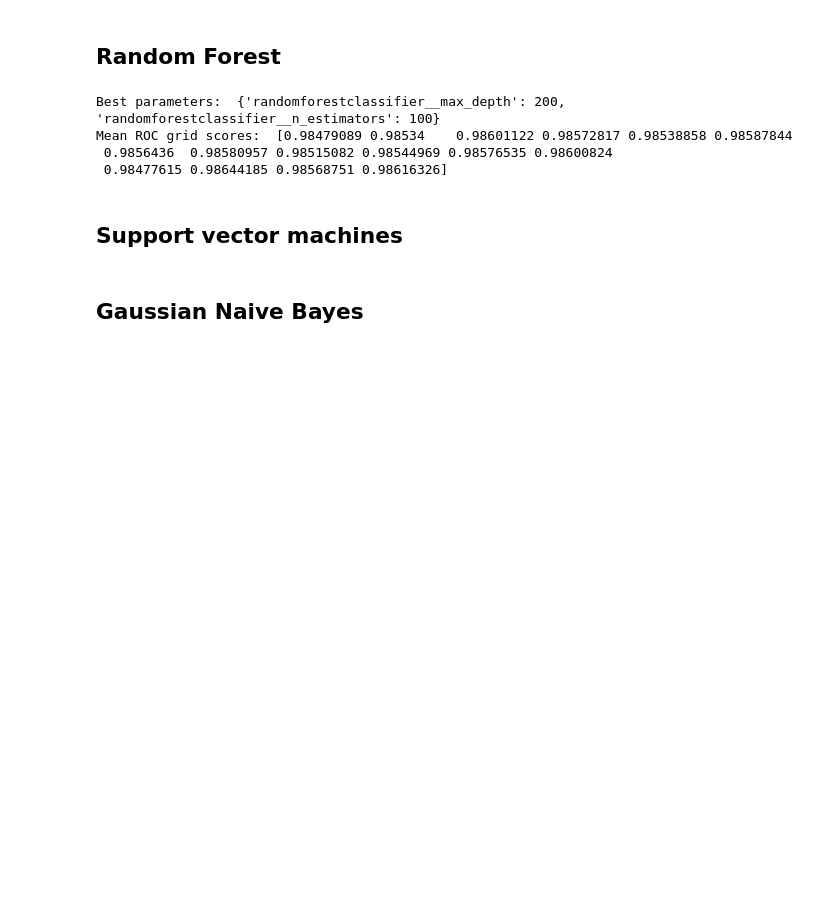
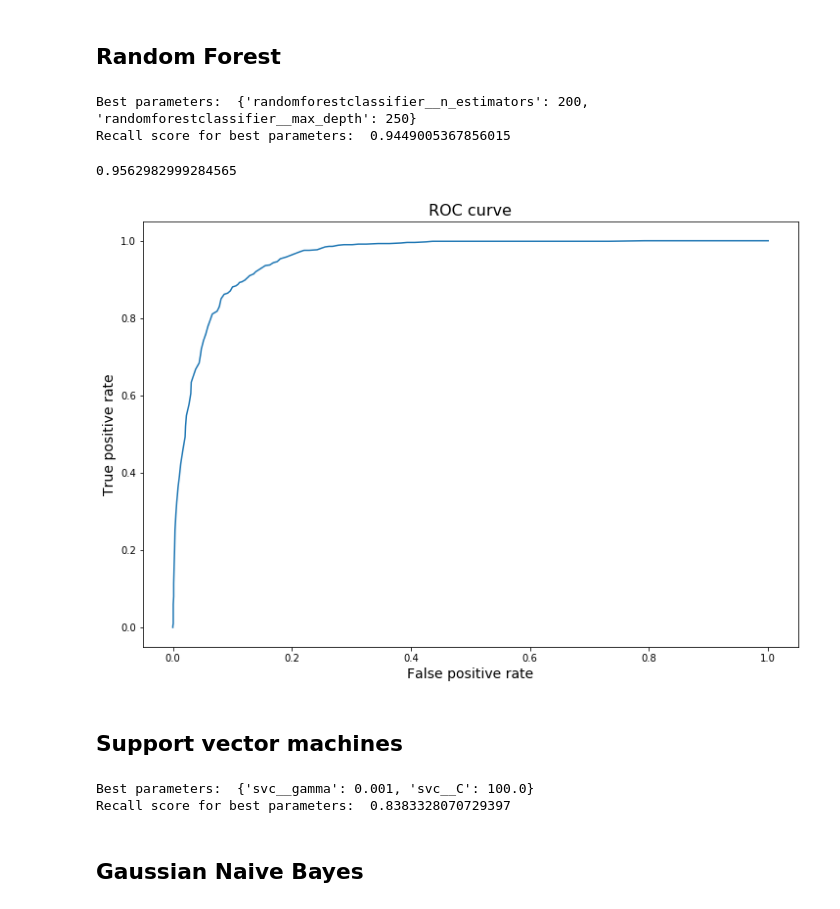
Before and after one commit to luketibbott/exo-or-not, a Jupyter notebook: model-kepler.ipynb, the cells around one changed output. Saved outputs shown, nothing was run; the diff lists cells and outputs as text; code cells hidden in the pictures; blank space fills up the shorter version.

```diff
--- a/model-kepler.ipynb
+++ b/model-kepler.ipynb
@@ -97,0 +119,2 @@ X_train_res, X_test, y_train_res, y_test = keplerutils.split_and_upsample(df)
+# %%
+X_train, X_test, y_train, y_test = keplerutils.split_and_upsample_test(df)
@@ -167,22 +212,46 @@ def RFCCV(X_train_res, y_train_res):
     '''
     pipe = make_pipeline(StandardScaler(), RandomForestClassifier())
 
-    tuning_params = {'randomforestclassifier__max_depth': [50, 100, 150, 200],
-                     'randomforestclassifier__n_estimators': [50, 100, 150, 200]}
+    tuning_params = {'randomforestclassifier__max_depth': [50, 100, 150, 200, 250, 300],
+                     'randomforestclassifier__n_estimators': [50, 100, 150, 200, 250, 300]
+                     #'randomforestclassifier__max_features': [2, 4, 6, 8, 10, 12, 14]
+                    }
 
-    g = GridSearchCV(pipe, tuning_params, scoring='roc_auc', cv=5, n_jobs = -1)
+    g = RandomizedSearchCV(pipe, tuning_params, scoring='recall_micro', cv=5, n_jobs = -1)
 
     g.fit(X_train_res, y_train_res)
 
+    #y_preds = g.predict(X_test)
+
+    #print(y_preds)
+
+    #print('ROC test:', roc_auc_score(y_preds, y_test))
+
     print('Best parameters: ', g.best_params_)
 
-    print('Mean ROC grid scores: ', g.cv_results_['mean_test_score'])
+    print('Recall score for best parameters: ', g.best_score_)
+
+    return g.predict_proba(X_test)
 # %%
-RFCCV(X_train_res, y_train_res)
+probs = RFCCV(X_train_res, y_train_res)
 # %% [output]
-Best parameters:  {'randomforestclassifier__max_depth': 200, 'randomforestclassifier__n_estimators': 100}
-Mean ROC grid scores:  [0.98479089 0.98534    0.98601122 0.98572817 0.98538858 0.98587844
- 0.9856436  0.98580957 0.98515082 0.98544969 0.98576535 0.98600824
- 0.98477615 0.98644185 0.98568751 0.98616326]
+Best parameters:  {'randomforestclassifier__n_estimators': 200, 'randomforestclassifier__max_depth': 250}
+Recall score for best parameters:  0.9449005367856015
+# %%
+preds = probs[:, 1]
+fpr, tpr, threshold = metrics.roc_curve(y_test, preds)
+roc_auc = auc(fpr, tpr)
+# %%
+roc_auc_score(y_test, preds)
+# %% [output]
+0.9562982999284565
+# %%
+plt.figure(figsize=(12, 8))
+plt.plot(fpr, tpr)
+plt.xlabel('False positive rate', size=14)
+plt.ylabel('True positive rate', size=14)
+plt.title('ROC curve', size=16);
+# %% [output]
+[figure, added]
 # %% [markdown]
 ## Support vector machines
@@ -191,3 +273,8 @@ def SVMCV(df):
+# %%
+SVMCV(X_train_res, y_train_res)
+# %% [output]
+Best parameters:  {'svc__gamma': 0.001, 'svc__C': 100.0}
+Recall score for best parameters:  0.8383328070729397
 # %% [markdown]
 ## Gaussian Naive Bayes
 # %%
```
Also changed, not shown: parts of 22 cells of this notebook.
